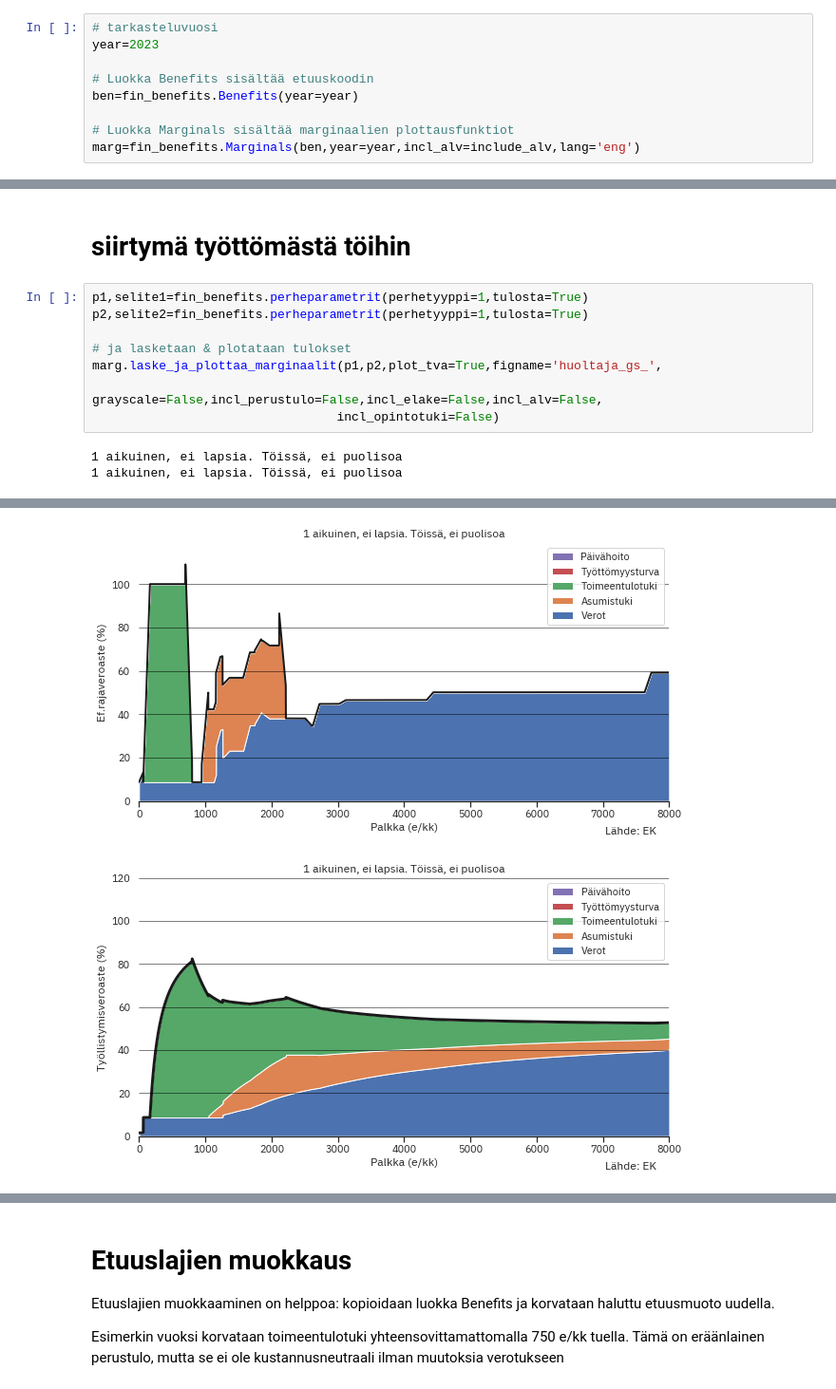
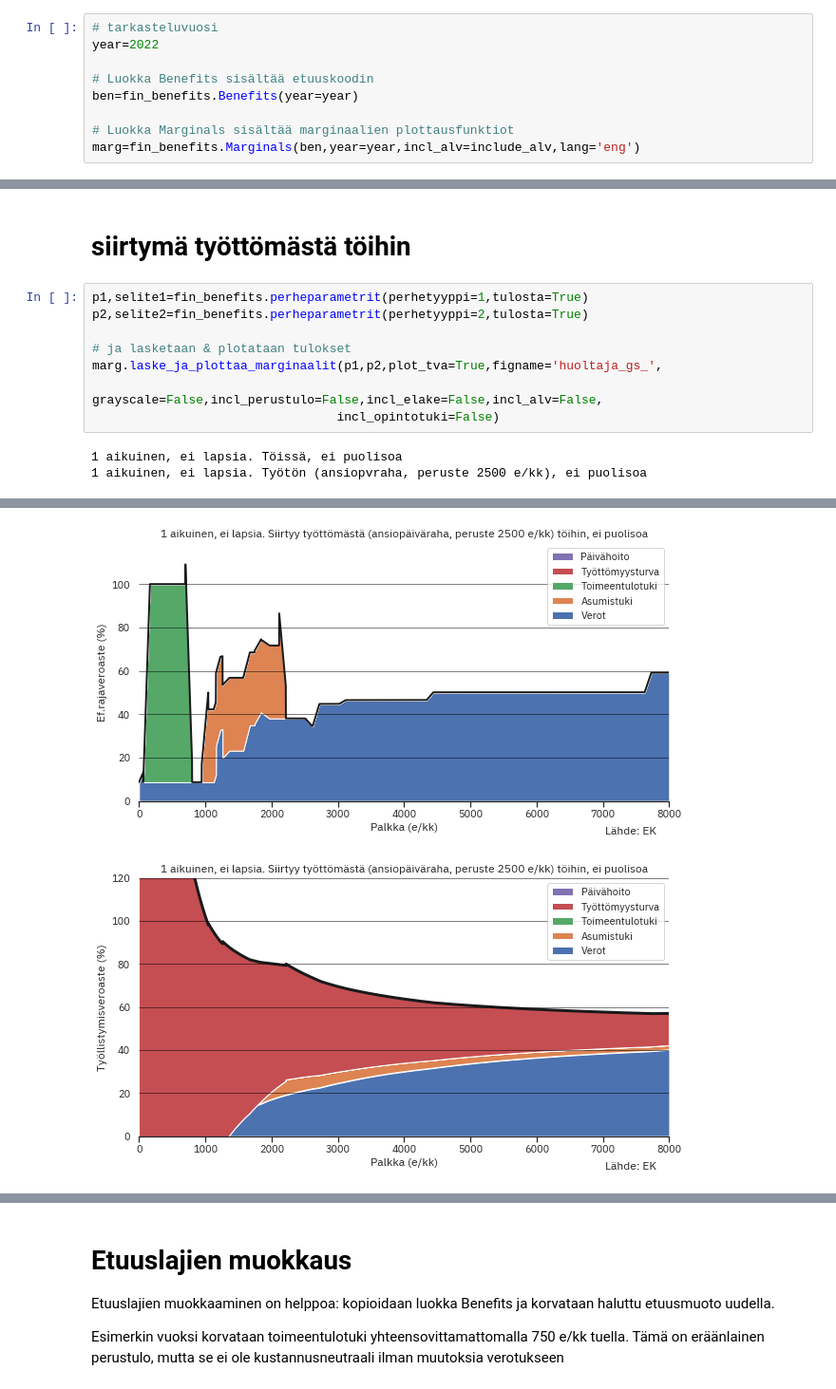
Before and after one commit to ajtanskanen/benefits, a Jupyter notebook: kannusteet 2022.ipynb, the cells around one changed output, grey strips where cells are left out. Shown at 95% size. Drawn from its saved outputs; the diff is of its cells as text.

```diff
--- a/kannusteet 2022.ipynb
+++ b/kannusteet 2022.ipynb
@@ -73,7 +73,7 @@ Tarkastetaan vielä, millaisia parametrejä p:hen on syötetty
 Itse laskenta koostuu kolmesta rivistä koodia. Alustetaan objektia ben kirjastosta fin_benefits. Tämän jälkeen sitä voi kutsua laskemaan marginaalit ja plottamaan ne.
 # %%
 # tarkasteluvuosi
-year=2023
+year=2022
 
 # Luokka Benefits sisältää etuuskoodin
 ben=fin_benefits.Benefits(year=year)
@@ -133,7 +117,7 @@ marg.laske_ja_plottaa_marginaalit(p,plot_tva=True,figname=imagedir+'huoltaja_gs_
 # siirtymä työttömästä töihin
 # %%
 p1,selite1=fin_benefits.perheparametrit(perhetyyppi=1,tulosta=True)
-p2,selite2=fin_benefits.perheparametrit(perhetyyppi=1,tulosta=True)
+p2,selite2=fin_benefits.perheparametrit(perhetyyppi=2,tulosta=True)
 
 # ja lasketaan & plotataan tulokset
 marg.laske_ja_plottaa_marginaalit(p1,p2,plot_tva=True,figname='huoltaja_gs_',
@@ -141,4 +125,4 @@ marg.laske_ja_plottaa_marginaalit(p1,p2,plot_tva=True,figname='huoltaja_gs_',
                                  incl_opintotuki=False)
 # %% [output]
 1 aikuinen, ei lapsia. Töissä, ei puolisoa
-1 aikuinen, ei lapsia. Töissä, ei puolisoa
+1 aikuinen, ei lapsia. Työtön (ansiopvraha, peruste 2500 e/kk), ei puolisoa
@@ -146,2 +130,2 @@ marg.laske_ja_plottaa_marginaalit(p1,p2,plot_tva=True,figname='huoltaja_gs_',
-[figure, old version]
+[figure, new version]
-[figure, old version]
+[figure, new version]
```
Also changed, not shown: parts of 10 cells of this notebook, 7 other files.
